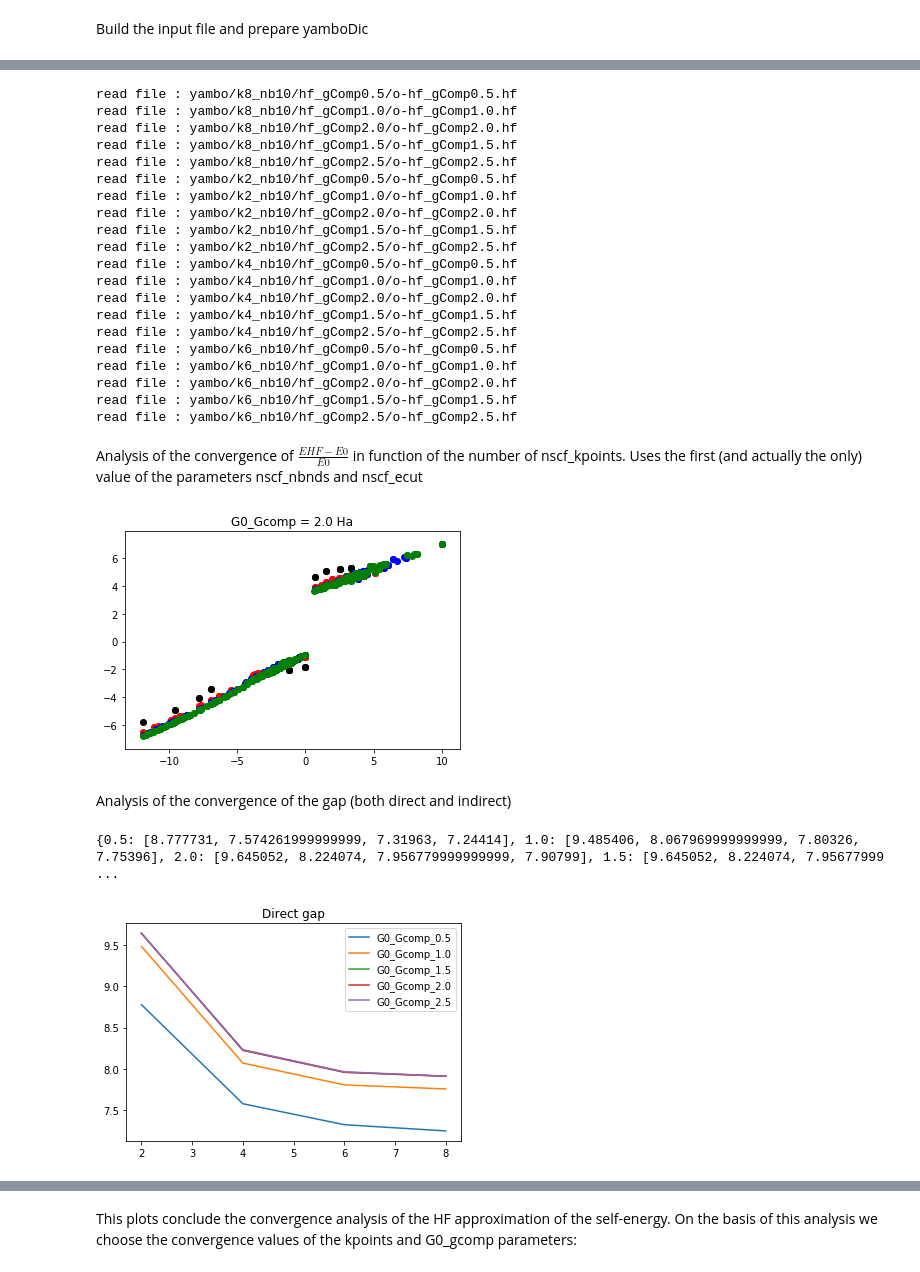
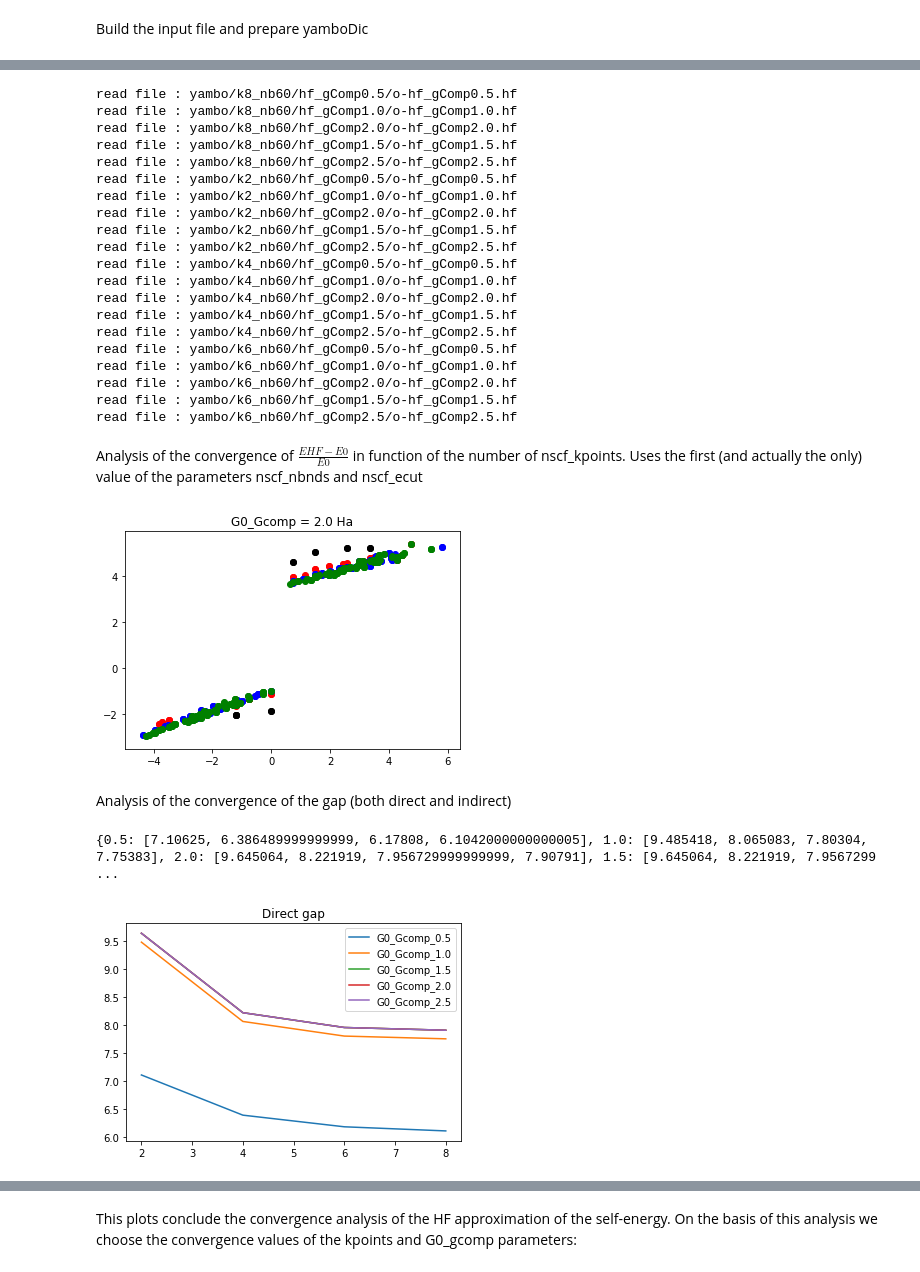
Before and after one commit to marcodalessandro76/Yambo-nb, a Jupyter notebook: Si-equilibrium/GW convergence analysis/GW Convergence Analysis.ipynb, the cells around one changed output, grey strips where cells are left out. Saved outputs shown, nothing was run; the diff lists cells and outputs as text; code cells hidden in the pictures.

```diff
--- a/Si-equilibrium/GW convergence analysis/GW Convergence Analysis.ipynb
+++ b/Si-equilibrium/GW convergence analysis/GW Convergence Analysis.ipynb
@@ -70,3 +67,8 @@ nscf_nbnds = [10]
+# %%
+nscf_kpoints = [2,4,6,8]
+# probably it will be sufficient to give to the nscf_bnds only a single (high) value and
+# the parametric run will be done at the subsequent levels
+nscf_nbnds = [60]
 # %%
 reload(R)
 nscfDict = R.buildNscf(nscf_kpoints,nscf_nbnds,scf_kconv,scf_ecutconv)
@@ -151,47 +165,45 @@ skip the computation for : yambo/k8_nb10/hf_gComp2.5/o-hf_gComp2.5.hf
 # reads the results
 R.getHFresults(yamboDic)
 # %% [output]
-read file : yambo/k8_nb10/hf_gComp0.5/o-hf_gComp0.5.hf
-read file : yambo/k8_nb10/hf_gComp1.0/o-hf_gComp1.0.hf
-read file : yambo/k8_nb10/hf_gComp2.0/o-hf_gComp2.0.hf
-read file : yambo/k8_nb10/hf_gComp1.5/o-hf_gComp1.5.hf
-read file : yambo/k8_nb10/hf_gComp2.5/o-hf_gComp2.5.hf
-read file : yambo/k2_nb10/hf_gComp0.5/o-hf_gComp0.5.hf
-read file : yambo/k2_nb10/hf_gComp1.0/o-hf_gComp1.0.hf
-read file : yambo/k2_nb10/hf_gComp2.0/o-hf_gComp2.0.hf
-read file : yambo/k2_nb10/hf_gComp1.5/o-hf_gComp1.5.hf
-read file : yambo/k2_nb10/hf_gComp2.5/o-hf_gComp2.5.hf
-read file : yambo/k4_nb10/hf_gComp0.5/o-hf_gComp0.5.hf
-read file : yambo/k4_nb10/hf_gComp1.0/o-hf_gComp1.0.hf
-read file : yambo/k4_nb10/hf_gComp2.0/o-hf_gComp2.0.hf
-read file : yambo/k4_nb10/hf_gComp1.5/o-hf_gComp1.5.hf
-read file : yambo/k4_nb10/hf_gComp2.5/o-hf_gComp2.5.hf
-read file : yambo/k6_nb10/hf_gComp0.5/o-hf_gComp0.5.hf
-read file : yambo/k6_nb10/hf_gComp1.0/o-hf_gComp1.0.hf
-read file : yambo/k6_nb10/hf_gComp2.0/o-hf_gComp2.0.hf
-read file : yambo/k6_nb10/hf_gComp1.5/o-hf_gComp1.5.hf
-read file : yambo/k6_nb10/hf_gComp2.5/o-hf_gComp2.5.hf
+read file : yambo/k8_nb60/hf_gComp0.5/o-hf_gComp0.5.hf
+read file : yambo/k8_nb60/hf_gComp1.0/o-hf_gComp1.0.hf
+read file : yambo/k8_nb60/hf_gComp2.0/o-hf_gComp2.0.hf
+read file : yambo/k8_nb60/hf_gComp1.5/o-hf_gComp1.5.hf
+read file : yambo/k8_nb60/hf_gComp2.5/o-hf_gComp2.5.hf
+read file : yambo/k2_nb60/hf_gComp0.5/o-hf_gComp0.5.hf
+read file : yambo/k2_nb60/hf_gComp1.0/o-hf_gComp1.0.hf
+read file : yambo/k2_nb60/hf_gComp2.0/o-hf_gComp2.0.hf
+read file : yambo/k2_nb60/hf_gComp1.5/o-hf_gComp1.5.hf
+read file : yambo/k2_nb60/hf_gComp2.5/o-hf_gComp2.5.hf
+read file : yambo/k4_nb60/hf_gComp0.5/o-hf_gComp0.5.hf
+read file : yambo/k4_nb60/hf_gComp1.0/o-hf_gComp1.0.hf
+read file : yambo/k4_nb60/hf_gComp2.0/o-hf_gComp2.0.hf
+read file : yambo/k4_nb60/hf_gComp1.5/o-hf_gComp1.5.hf
+read file : yambo/k4_nb60/hf_gComp2.5/o-hf_gComp2.5.hf
+read file : yambo/k6_nb60/hf_gComp0.5/o-hf_gComp0.5.hf
+read file : yambo/k6_nb60/hf_gComp1.0/o-hf_gComp1.0.hf
+read file : yambo/k6_nb60/hf_gComp2.0/o-hf_gComp2.0.hf
+read file : yambo/k6_nb60/hf_gComp1.5/o-hf_gComp1.5.hf
+read file : yambo/k6_nb60/hf_gComp2.5/o-hf_gComp2.5.hf
 # %% [markdown]
 Analysis of the convergence of $\frac{EHF-E0}{E0}$ in function of the number of nscf_kpoints. Uses the first (and actually the only) value of the parameters nscf_nbnds and nscf_ecut
 # %%
 kp = yamboDic.keys()
 kp.sort()
 nb = nscf_nbnds[0]
 gcomp = G0_Gcomp[3]
 
 colors = ['black','red','blue','green']
 for ind,k in enumerate(kp):
     y = yamboDic[k][nb]['hf'][gcomp]
-    BND = y['BND']
     E0 = y['E0']
     EHF = y['EHF']
-    for bnd,e0,ehf in zip(BND,E0,EHF):
-        if bnd < 8: #plot points of the first 8 band
-            plt.scatter(e0,ehf-e0,c = colors[ind])
+    for e0,ehf in zip(E0,EHF):
+        plt.scatter(e0,ehf-e0,c = colors[ind])
 plt.title('G0_Gcomp = '+str(gcomp)+' Ha')
 plt.show()
 # %% [output]
-[figure, old version]
+[figure, new version]
 # %% [markdown]
 Analysis of the convergence of the gap (both direct and indirect)
 # %%
@@ -227,8 +239,8 @@ plt.title('Direct gap')
 plt.legend()
 plt.show()
 # %% [output]
-{0.5: [8.777731, 7.574261999999999, 7.31963, 7.24414], 1.0: [9.485406, 8.067969999999999, 7.80326, 7.75396], 2.0: [9.645052, 8.224074, 7.956779999999999, 7.90799], 1.5: [9.645052, 8.224074, 7.95677999 ...
+{0.5: [7.10625, 6.386489999999999, 6.17808, 6.1042000000000005], 1.0: [9.485418, 8.065083, 7.80304, 7.75383], 2.0: [9.645064, 8.221919, 7.956729999999999, 7.90791], 1.5: [9.645064, 8.221919, 7.9567299 ...
-[figure, old version]
+[figure, new version]
 # %%
 kp = yamboDic.keys()
 kp.sort()
```
Also changed, not shown: parts of 16 cells of this notebook, 1 other file.
